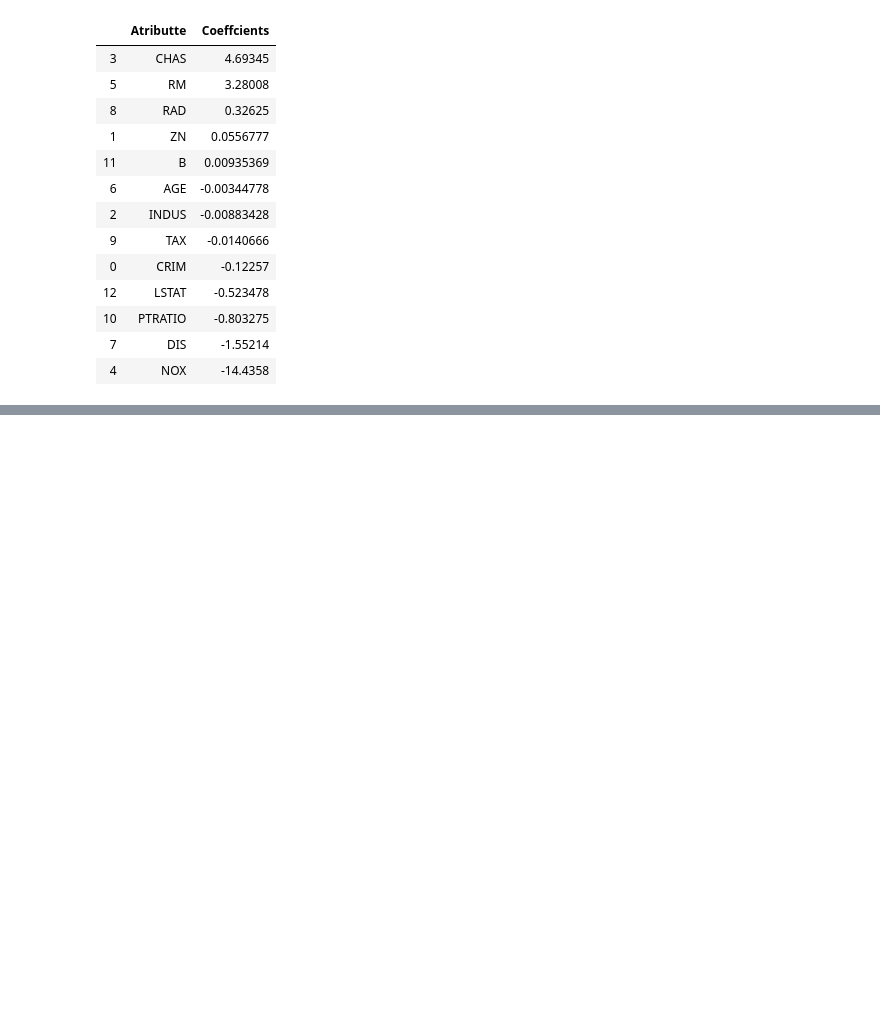
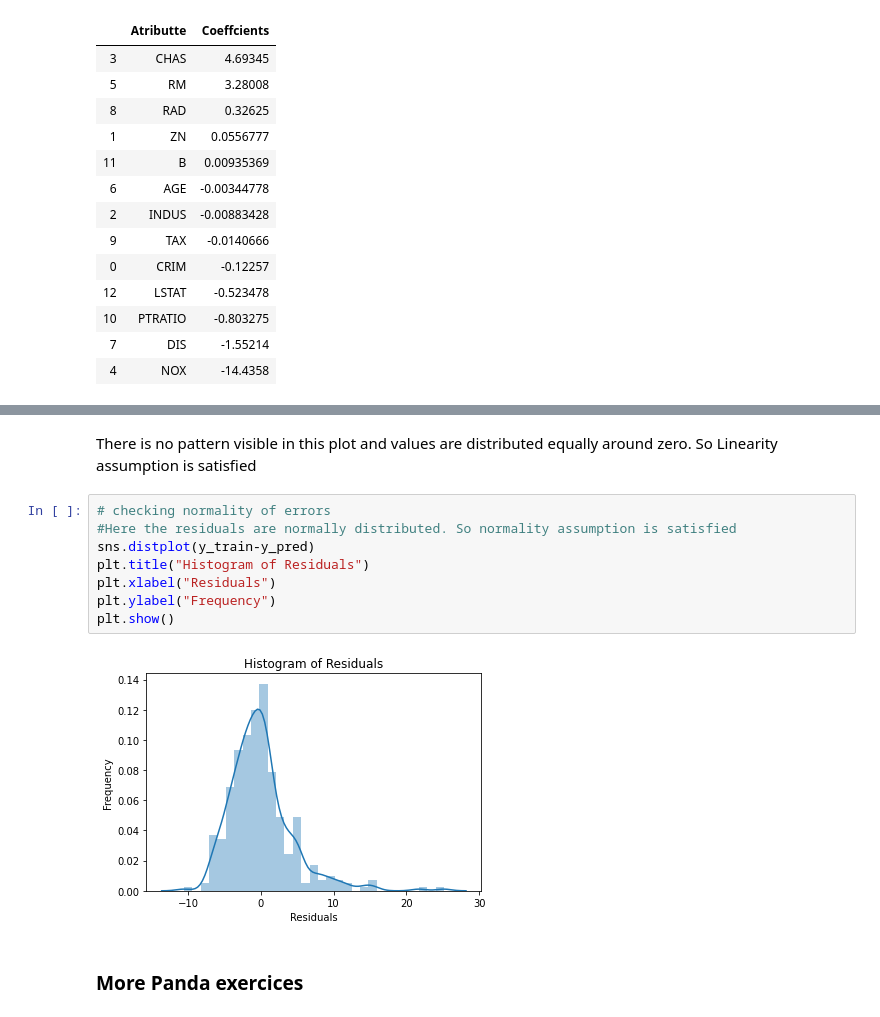
Before and after one commit to gonzalo71/TestGit, a Jupyter notebook: regresion_lineal_youtube.ipynb, the cells around one changed output, grey strips where cells are left out. Drawn from its saved outputs; the diff is of its cells as text; blank space fills up the shorter version.

```diff
--- a/regresion_lineal_youtube.ipynb
+++ b/regresion_lineal_youtube.ipynb
@@ -419,0 +454,14 @@ coeffcients.sort_values(by="Coeffcients",ascending=False)
+# %% [markdown]
+There is no pattern visible in this plot and values are distributed equally around zero. So Linearity assumption is satisfied
+# %%
+# checking normality of errors
+#Here the residuals are normally distributed. So normality assumption is satisfied
+sns.distplot(y_train-y_pred)
+plt.title("Histogram of Residuals")
+plt.xlabel("Residuals")
+plt.ylabel("Frequency")
+plt.show()
+# %% [output]
+[figure, added]
+# %% [markdown]
+### More Panda exercices
```
Also changed, not shown: parts of 8 cells of this notebook.
